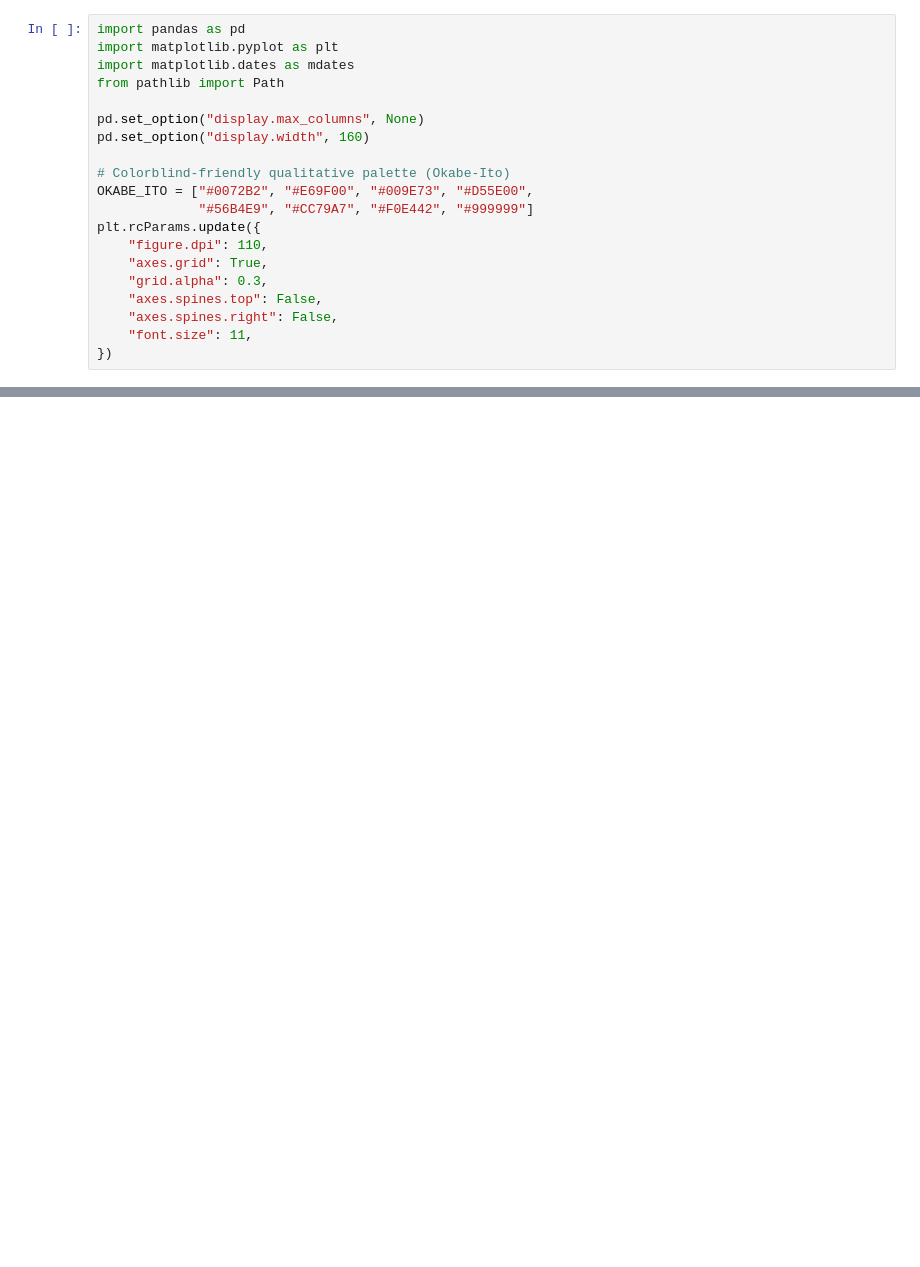
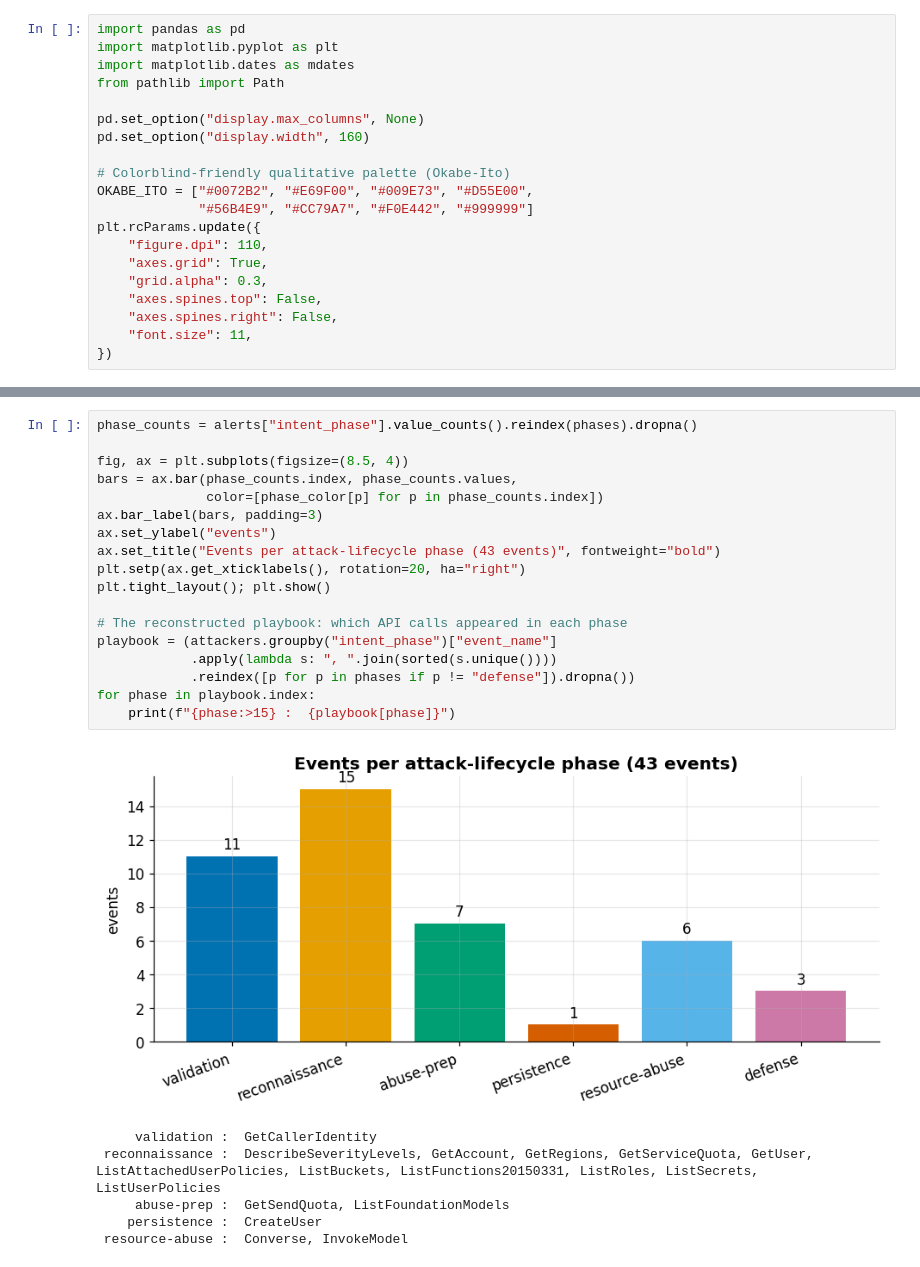
Before and after one commit to aroaxinping/canary-token-analytics, a Jupyter notebook: notebooks/01_attack_anatomy.ipynb, the cells around one changed output, grey strips where cells are left out. Drawn from its saved outputs; the diff is of its cells as text; blank space fills up the shorter version.

```diff
--- a/notebooks/01_attack_anatomy.ipynb
+++ b/notebooks/01_attack_anatomy.ipynb
@@ -384,0 +248,25 @@ of it moot.
+# %%
+phase_counts = alerts["intent_phase"].value_counts().reindex(phases).dropna()
+
+fig, ax = plt.subplots(figsize=(8.5, 4))
+bars = ax.bar(phase_counts.index, phase_counts.values,
+              color=[phase_color[p] for p in phase_counts.index])
+ax.bar_label(bars, padding=3)
+ax.set_ylabel("events")
+ax.set_title("Events per attack-lifecycle phase (43 events)", fontweight="bold")
+plt.setp(ax.get_xticklabels(), rotation=20, ha="right")
+plt.tight_layout(); plt.show()
+
+# The reconstructed playbook: which API calls appeared in each phase
+playbook = (attackers.groupby("intent_phase")["event_name"]
+            .apply(lambda s: ", ".join(sorted(s.unique())))
+            .reindex([p for p in phases if p != "defense"]).dropna())
+for phase in playbook.index:
+    print(f"{phase:>15} :  {playbook[phase]}")
+# %% [output]
+[figure, added]
+     validation :  GetCallerIdentity
+ reconnaissance :  DescribeSeverityLevels, GetAccount, GetRegions, GetServiceQuota, GetUser, ListAttachedUserPolicies, ListBuckets, ListFunctions20150331, ListRoles, ListSecrets, ListUserPolicies
+     abuse-prep :  GetSendQuota, ListFoundationModels
+    persistence :  CreateUser
+ resource-abuse :  Converse, InvokeModel
```
Also changed, not shown: parts of 40 cells of this notebook.
